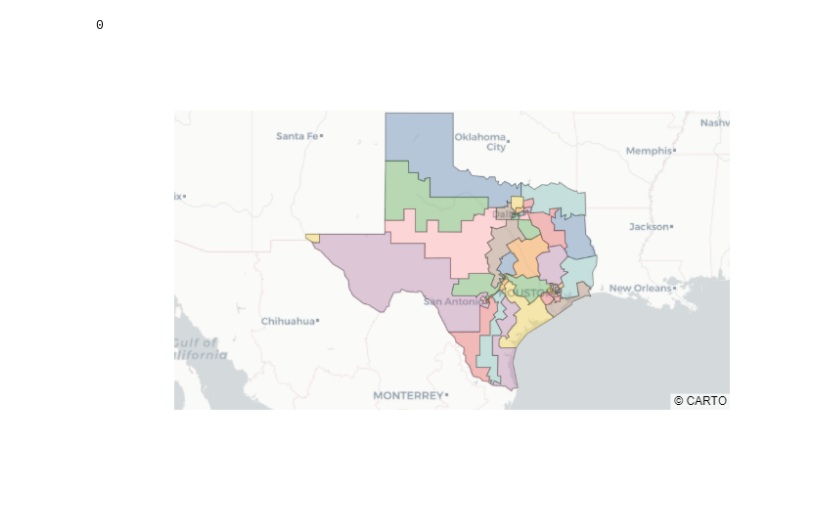
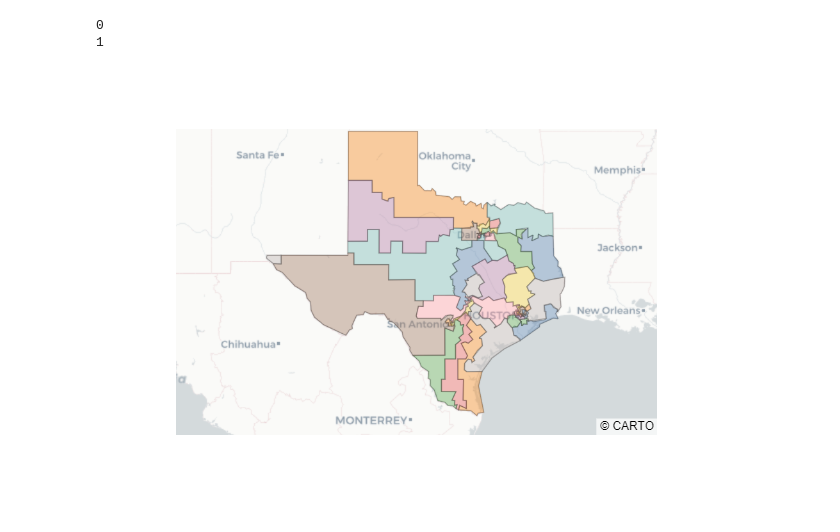
Before and after one commit to Tarleton-Math/MathVGerrmandering_CMAT_2021, a Jupyter notebook: imager.ipynb, the cells around one changed output. Cells and saved outputs as stored; diff of their text form; code cells hidden in the pictures.

```diff
--- a/imager.ipynb
+++ b/imager.ipynb
@@ -20,14 +20,15 @@ image_path = root_path / f'images/{district_type}/{level}'
 
 tbl = f'{proj_id}.redistricting_data.cook_plans_TX_2020_{level}_{district_type}_stacked'
 df = (bqclient.query(f'select * from {tbl}').result().to_dataframe()
-      .drop(columns=[district_type])
-      .rename(columns={'geoid':district_type})
+      .drop(columns=[district_type]).rename(columns={'geoid':district_type})
      )
 geo = gpd.GeoSeries.from_wkt(df['polygon'], crs='EPSG:4326').simplify(0.05).buffer(0)
 gdf = gpd.GeoDataFrame(df, geometry=geo)
 gdf['color'] = gdf['color'].astype(str)
 gdf['locations'] = gdf.index
 
+def to_csv():
+    df.drop(columns=[district_type, 'polygon', 'point']).to_csv(root_path / 'recomb_data.csv')
 
 def make_images(animate=False, num_steps=1000000):
     num_steps = min(num_steps, df['plan'].max())
@@ -49,7 +50,10 @@ def make_images(animate=False, num_steps=1000000):
             fig.update_geos(fitbounds="locations", visible=False)
             fig.update(layout_showlegend=False)
             dig = len(str(num_steps))
-            for ext in ['svg', 'eps', 'png', 'html']:
+            for ext in ['png',
+                        'svg',
+                        'eps',
+                        'html']:
                 f = image_path / f'{ext}/recomb_{district_type}_{level}_{str(k).rjust(dig,"0")}.{ext}'
                 f.parent.mkdir(parents=True, exist_ok=True)
                 if ext == 'html':
@@ -76,12 +82,13 @@ opts = {
 # %%
 # opts['zoom'] = 3.0; opts['width'] = 310
 opts['zoom'] = 4.0; opts['width'] = 460
 # opts['zoom'] = 5.0; opts['width'] = 760
 
-fig = make_images(animate=False, num_steps=0)
+fig = make_images(animate=False, num_steps=19)
 fig.show()
-# fig = make_images(animate=True, num_steps=2)
+# fig = make_images(animate=True, num_steps=19)
 # fig.show()
 # %% [output]
 0
+1
-[figure, old version]
+[figure, new version]
```
Also changed, not shown: parts of 1 cell of this notebook, 4 other files.
